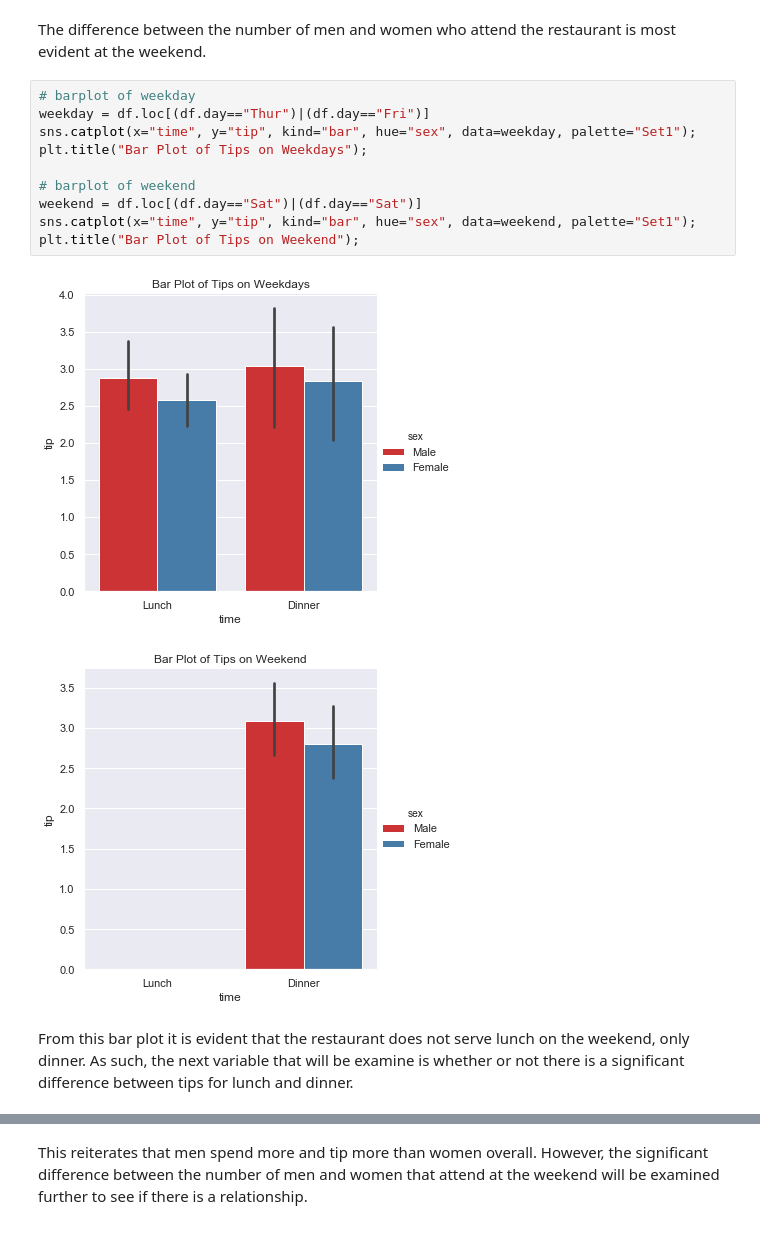
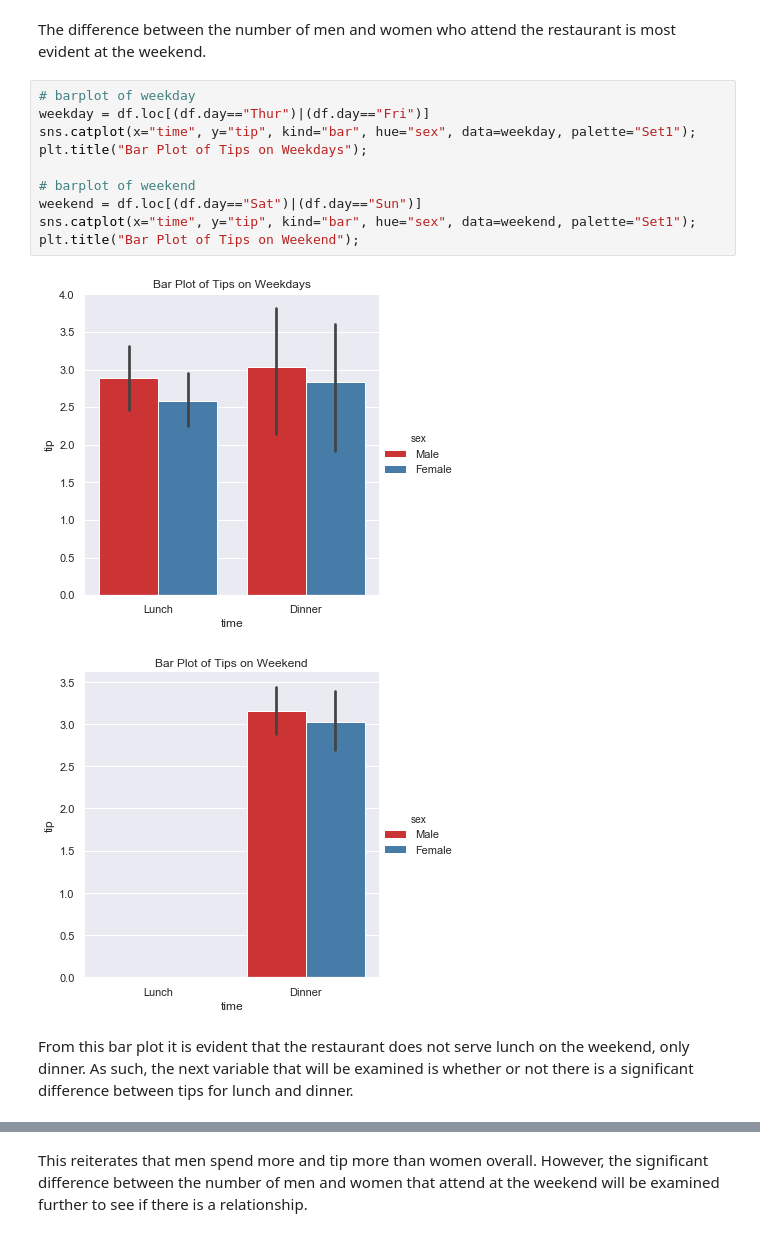
Before and after one commit to ANihill/Fundamentals-Assessment, a Jupyter notebook: Fundamentals of Data Analytics - Assessment.ipynb, the cells around one changed output, grey strips where cells are left out. Cells and saved outputs as stored; diff of their text form.

```diff
--- a/Fundamentals of Data Analytics - Assessment.ipynb
+++ b/Fundamentals of Data Analytics - Assessment.ipynb
@@ -217,15 +212,15 @@ The difference between the number of men and women who attend the restaurant is
 # %%
 # barplot of weekday
 weekday = df.loc[(df.day=="Thur")|(df.day=="Fri")]
 sns.catplot(x="time", y="tip", kind="bar", hue="sex", data=weekday, palette="Set1");
 plt.title("Bar Plot of Tips on Weekdays");
 
 # barplot of weekend
-weekend = df.loc[(df.day=="Sat")|(df.day=="Sat")]
+weekend = df.loc[(df.day=="Sat")|(df.day=="Sun")]
 sns.catplot(x="time", y="tip", kind="bar", hue="sex", data=weekend, palette="Set1");
 plt.title("Bar Plot of Tips on Weekend");
 # %% [output]
-[figure, old version]
+[figure, new version]
-[figure, old version]
+[figure, new version]
 # %% [markdown]
-From this bar plot it is evident that the restaurant does not serve lunch on the weekend, only dinner. As such, the next variable that will be examine is whether or not there is a significant difference between tips for lunch and dinner.
+From this bar plot it is evident that the restaurant does not serve lunch on the weekend, only dinner. As such, the next variable that will be examined is whether or not there is a significant difference between tips for lunch and dinner.
```
Also changed, not shown: parts of 14 cells of this notebook.
